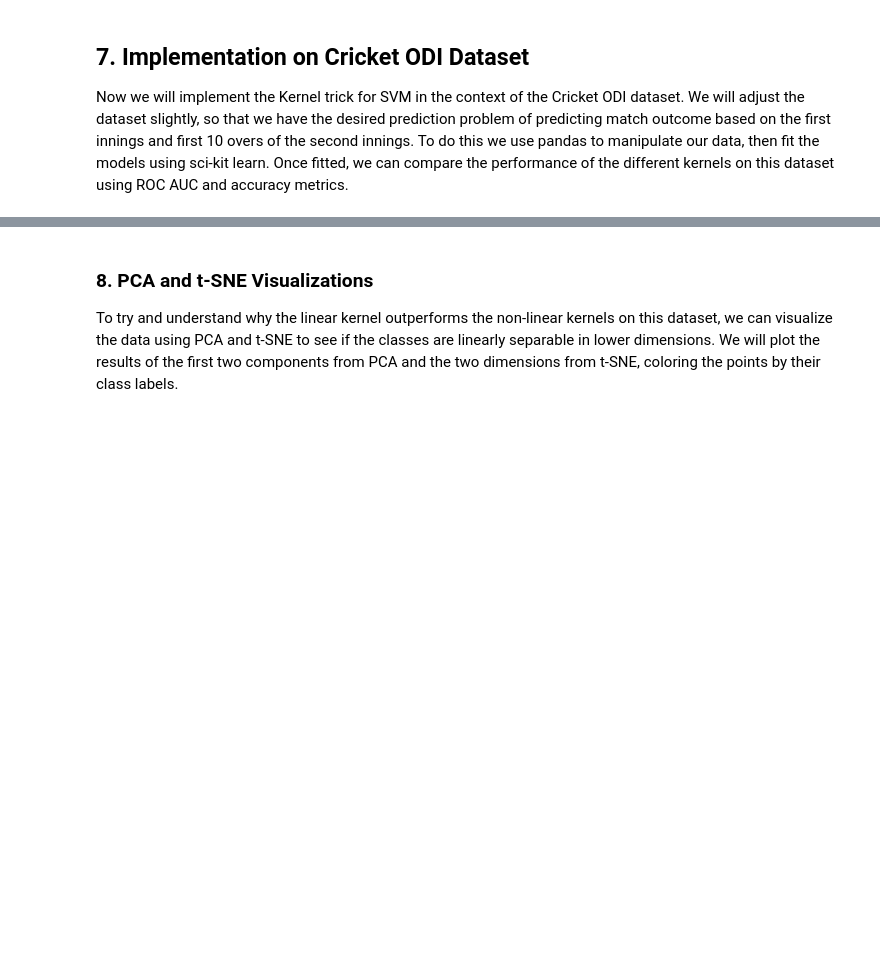
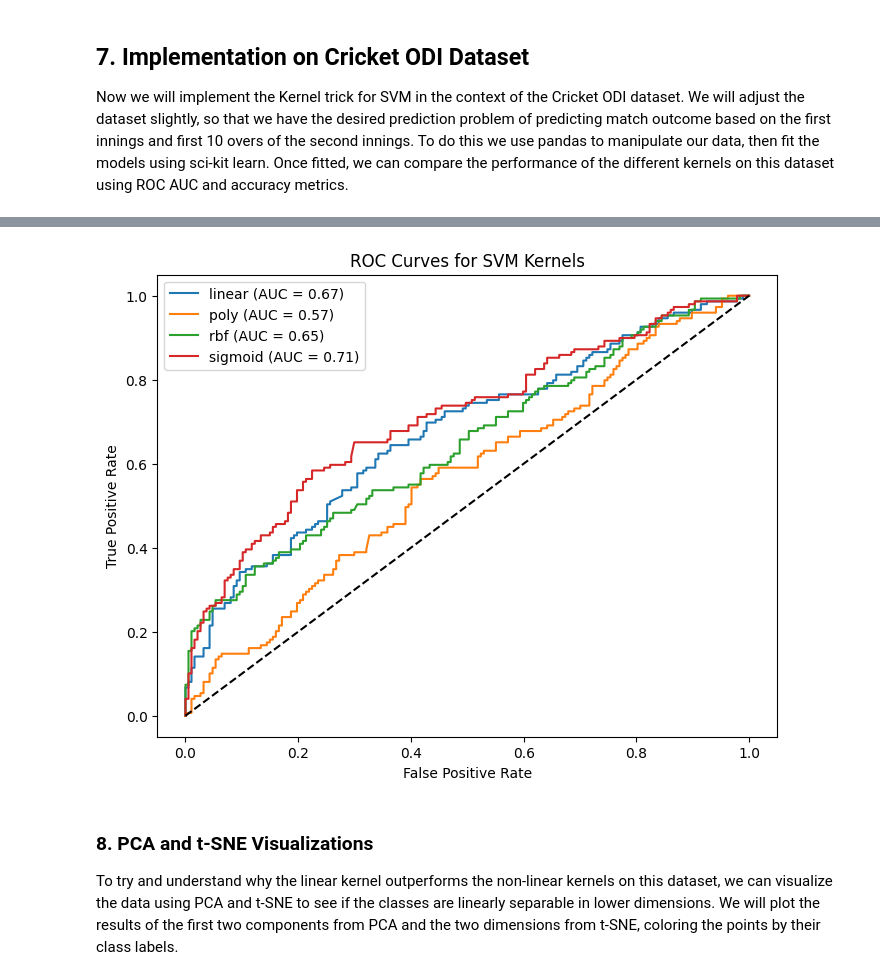
Before and after one commit to y-oth/dst_assessment1, a Jupyter notebook: Elliot M/Asessment1EM.ipynb, the cells around one changed output, grey strips where cells are left out. Cells and saved outputs as stored; diff of their text form; code cells hidden in the pictures; blank space fills up the shorter version.

```diff
--- a/Elliot M/Asessment1EM.ipynb
+++ b/Elliot M/Asessment1EM.ipynb
@@ -170,7 +170,7 @@ Now we will implement the Kernel trick for SVM in the context of the Cricket ODI
 # %%
 import pandas as pd
 
-file_path = "odi_bbb.csv"
+file_path = "/Users/elliotmoore/Documents/DST/odi_bbb.csv"
 
 try:
     df = pd.read_csv(
@@ -241,6 +241,11 @@ matches = pd.merge(first_innings, second_innings, on="match_id", suffixes=("_1",
 meta_cols = ["match_id", "team1", "team2", "winner", "venue.x", "season"]
 meta = df[meta_cols].drop_duplicates("match_id")
 
+
+# Drop matches where outcome is NA
+
+meta = meta.dropna(subset=['winner'])
+
 matches = matches.merge(meta, on="match_id")
 
 # --- TARGET VARIABLE ---
@@ -295,12 +266,0 @@ weighted avg       0.64      0.64      0.63       343
-# %%
-param_grid = {
-    'svm__kernel': ['linear', 'poly', 'rbf', 'sigmoid'],
-    'svm__C': [0.01, 0.1, 1, 10],
-    'svm__gamma': ['scale', 0.1, 1]
-}
-
-grid = GridSearchCV(svm_model, param_grid, cv=5, scoring='accuracy')
-grid.fit(X_train, y_train)
-
-print("Best parameters:", grid.best_params_)
-print("Best cross-val score:", grid.best_score_)
@@ -344,0 +267,67 @@ plt.show()
+# %%
+from sklearn.model_selection import train_test_split, GridSearchCV
+from sklearn.preprocessing import StandardScaler
+from sklearn.svm import SVC
+from sklearn.pipeline import Pipeline
+from sklearn.metrics import accuracy_score, roc_auc_score, roc_curve, classification_report
+import matplotlib.pyplot as plt
+
+
+# X = features, y = 1 if chasing team wins else 0
+X_train, X_test, y_train, y_test = train_test_split(X, y, test_size=0.3, random_state=42, stratify=y)
+
+param_grids = {
+    'linear': {'svc__C': [0.1, 1, 10, 100]},
+    'poly':   {'svc__C': [0.1, 1, 10], 'svc__degree': [2, 3, 4], 'svc__gamma': ['scale', 'auto']},
+    'rbf':    {'svc__C': [0.1, 1, 10], 'svc__gamma': ['scale', 'auto', 0.1, 0.01]},
+    'sigmoid':{'svc__C': [0.1, 1, 10], 'svc__gamma': ['scale', 'auto']}
+}
+
+
+results = {}
+
+for kernel, params in param_grids.items():
+
+    # Create pipeline with scaling + SVM
+    pipe = Pipeline([
+        ('scaler', StandardScaler()),
+        ('svc', SVC(kernel=kernel, probability=True, random_state=42))
+    ])
+
+    # Grid search over hyperparameters
+    grid = GridSearchCV(pipe, param_grid=params, scoring='roc_auc', cv=5, n_jobs=-1)
+    grid.fit(X_train, y_train)
+
+    # Best model
+    best_model = grid.best_estimator_
+    y_pred = best_model.predict(X_test)
+    y_proba = best_model.predict_proba(X_test)[:, 1]
+
+    # Store performance
+    results[kernel] = {
+        'best_params': grid.best_params_,
+        'accuracy': accuracy_score(y_test, y_pred),
+        'auc': roc_auc_score(y_test, y_proba),
+        'model': best_model
+    }
+
+
+print("\n Summary of Kernel Performance:")
+for kernel, res in results.items():
+    print(f"{kernel:8} | AUC: {res['auc']:.3f} | Acc: {res['accuracy']:.3f} | Params: {res['best_params']}")
+
+# Plot ROC curve for all kernels
+plt.figure(figsize=(8,6))
+for kernel, res in results.items():
+    model = res['model']
+    y_proba = model.predict_proba(X_test)[:, 1]
+    fpr, tpr, _ = roc_curve(y_test, y_proba)
+    plt.plot(fpr, tpr, label=f"{kernel} (AUC = {res['auc']:.2f})")
+
+plt.plot([0,1], [0,1], 'k--')
+plt.xlabel('False Positive Rate')
+plt.ylabel('True Positive Rate')
+plt.title('ROC Curves for SVM Kernels')
+plt.legend()
+plt.show()
+# %% [output]
@@ -345,3 +339,4 @@ plt.show()
+[figure, added]
 # %% [markdown]
 ### 8. PCA and t-SNE Visualizations
 
```
Also changed, not shown: parts of 7 cells of this notebook, 1 other file.
